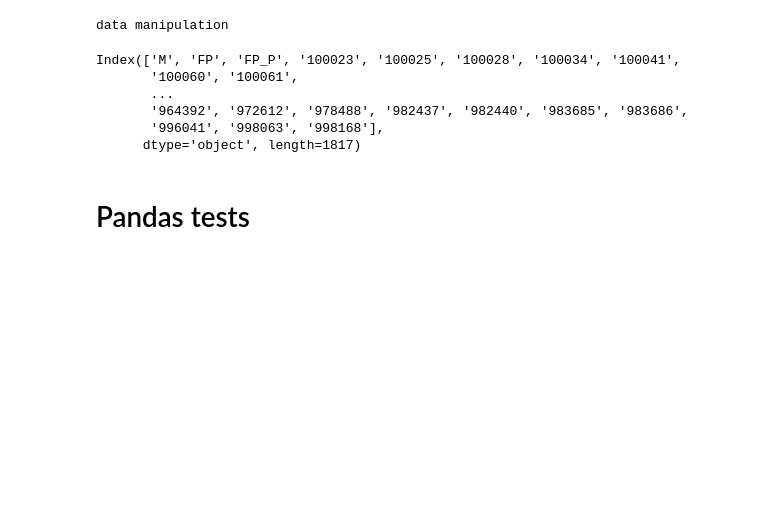
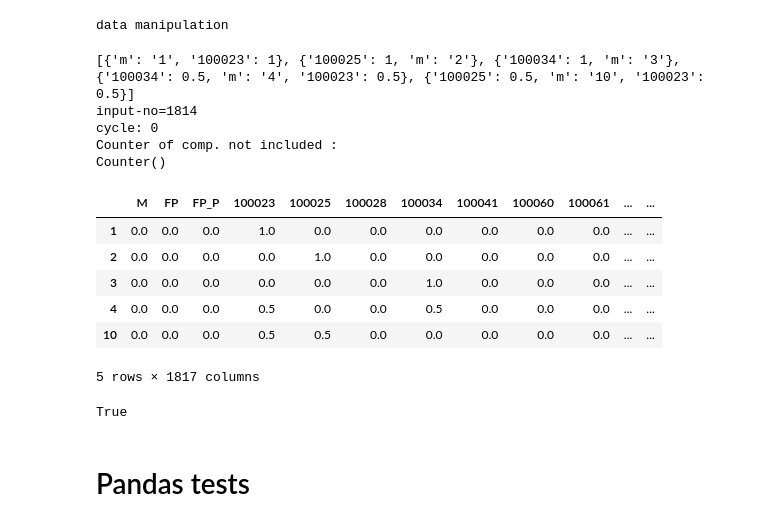
Before and after one commit to davidvela/FL-, a Jupyter notebook: pDev2/FPDL.4.ipynb, the cells around one changed output. Saved outputs shown, nothing was run; the diff lists cells and outputs as text; code cells hidden in the pictures; blank space fills up the shorter version.

Commit message:
test - modification -- pandas

```diff
--- a/pDev2/FPDL.4.ipynb
+++ b/pDev2/FPDL.4.ipynb
@@ -271,19 +300,39 @@ data manipulation
+# %%
+# dstf = 0
+url_test = "url"
+get_tests(url_test)
+dstt
+# %% [output]
+[{'m': '1', '100023': 1}, {'100025': 1, 'm': '2'}, {'100034': 1, 'm': '3'}, {'100034': 0.5, 'm': '4', '100023': 0.5}, {'100025': 0.5, 'm': '10', '100023': 0.5}]
+input-no=1814
+cycle: 0
+Counter of comp. not included :
+Counter()
+|  | M | FP | FP_P | 100023 | 100025 | 100028 | 100034 | 100041 | 100060 | 100061 | ... | ... |
+| 1 | 0.0 | 0.0 | 0.0 | 1.0 | 0.0 | 0.0 | 0.0 | 0.0 | 0.0 | 0.0 | ... | ... |
+| 2 | 0.0 | 0.0 | 0.0 | 0.0 | 1.0 | 0.0 | 0.0 | 0.0 | 0.0 | 0.0 | ... | ... |
+| 3 | 0.0 | 0.0 | 0.0 | 0.0 | 0.0 | 0.0 | 1.0 | 0.0 | 0.0 | 0.0 | ... | ... |
+| 4 | 0.0 | 0.0 | 0.0 | 0.5 | 0.0 | 0.0 | 0.5 | 0.0 | 0.0 | 0.0 | ... | ... |
+| 10 | 0.0 | 0.0 | 0.0 | 0.5 | 0.5 | 0.0 | 0.0 | 0.0 | 0.0 | 0.0 | ... | ... |
+5 rows × 1817 columns
 # %%
 # for ii, (xtb,ytb) in enumerate(get_batches(batch_size) ):
 #     print(ii)
 # dsc = feed_data(dataJJ="", p_abs=False , d_st=True, pand=True, p_col=True)
-# col_df = pd.read_csv(COL_DS, index_col=index_col, sep=',', usecols=[0,1,2,3])
-dst.columns
+len(dst.columns)
+col_df = pd.read_csv(COL_DS, index_col=2, sep=',', usecols=[0,1,2,3])
+# col_df
+# len(dst.columns[3])
+#col_df.iloc[0].name
+# col_df.iloc[:1][]
+# dsc
-# %% [output]
-Index(['M', 'FP', 'FP_P', '100023', '100025', '100028', '100034', '100041',
-       '100060', '100061',
-       ...
-       '964392', '972612', '978488', '982437', '982440', '983685', '983686',
-       '996041', '998063', '998168'],
-      dtype='object', length=1817)
 # %%
 # dsc.describe()
-dsc= 0
+# dscf = 1
+get_columns(p_abs = False)
+# dsc
+# %% [output]
+True
 # %% [markdown]
 # Pandas tests
 # %%
```
Also changed, not shown: parts of 2 cells of this notebook, 2 other files.
